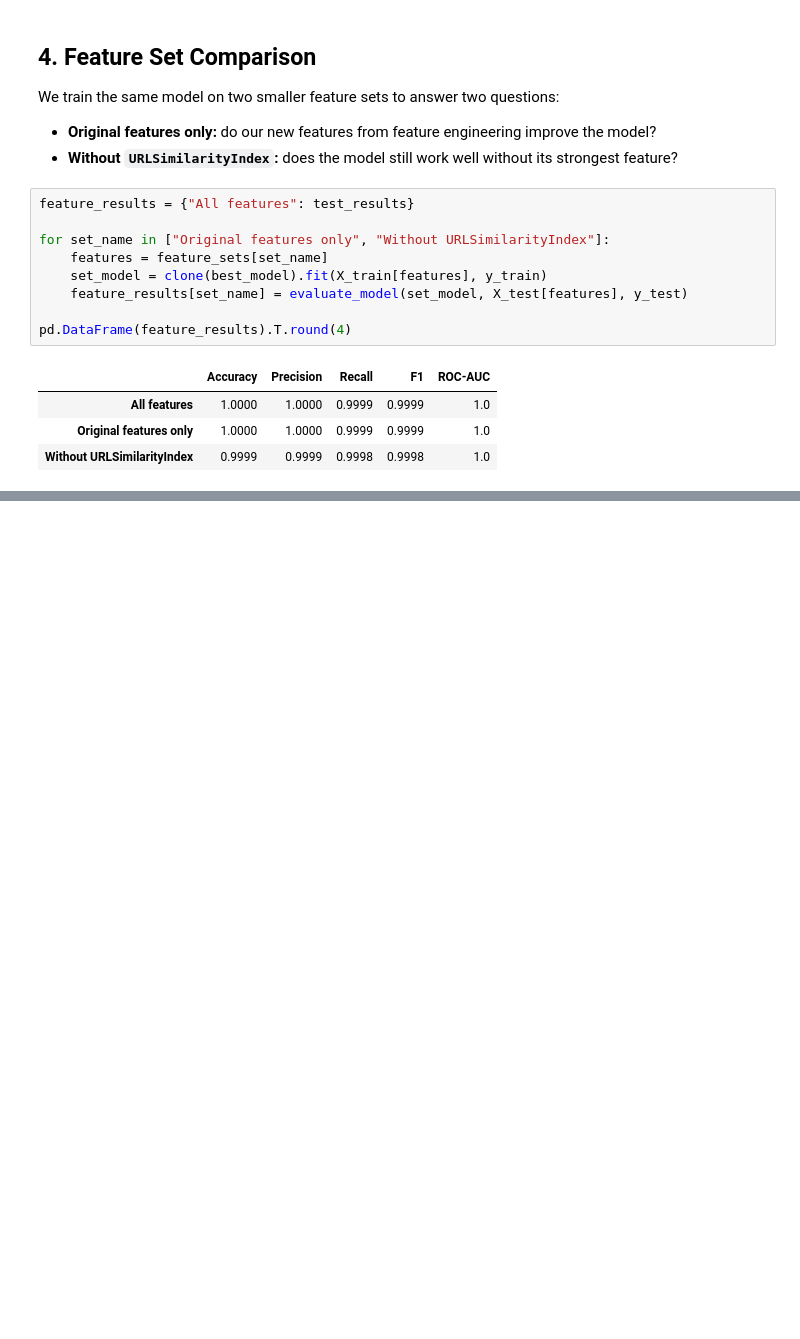
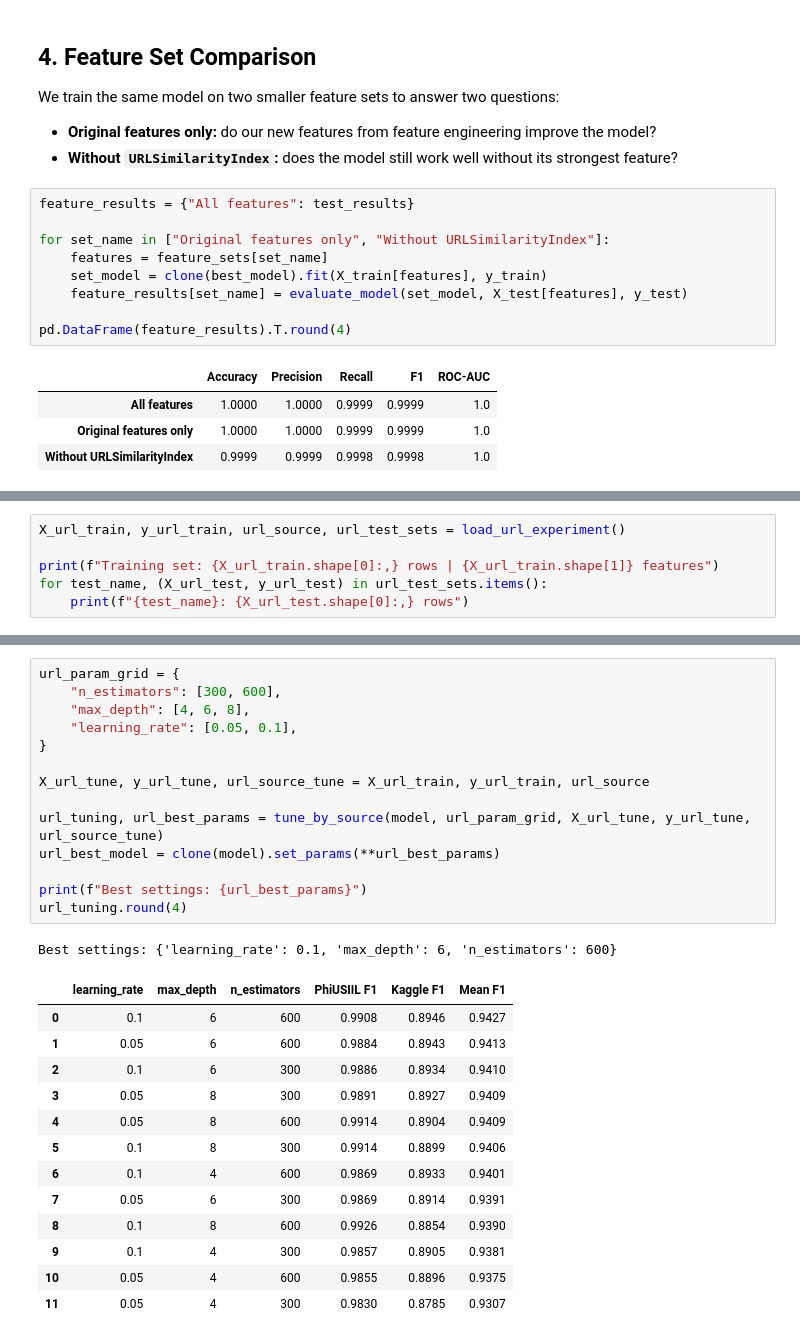
Before and after one commit to imansharinda-ux/DetectIt-ml, a Jupyter notebook: notebooks/04_xgboost.ipynb, the cells around one changed output, grey strips where cells are left out. Drawn from its saved outputs; the diff is of its cells as text; blank space fills up the shorter version.

```diff
--- a/notebooks/04_xgboost.ipynb
+++ b/notebooks/04_xgboost.ipynb
@@ -173,0 +190,6 @@ pd.DataFrame(feature_results).T.round(4)
+# %%
+X_url_train, y_url_train, url_source, url_test_sets = load_url_experiment()
+
+print(f"Training set: {X_url_train.shape[0]:,} rows | {X_url_train.shape[1]} features")
+for test_name, (X_url_test, y_url_test) in url_test_sets.items():
+    print(f"{test_name}: {X_url_test.shape[0]:,} rows")
@@ -173,0 +222,29 @@ pd.DataFrame(feature_results).T.round(4)
+# %%
+url_param_grid = {
+    "n_estimators": [300, 600],
+    "max_depth": [4, 6, 8],
+    "learning_rate": [0.05, 0.1],
+}
+
+X_url_tune, y_url_tune, url_source_tune = X_url_train, y_url_train, url_source
+
+url_tuning, url_best_params = tune_by_source(model, url_param_grid, X_url_tune, y_url_tune, url_source_tune)
+url_best_model = clone(model).set_params(**url_best_params)
+
+print(f"Best settings: {url_best_params}")
+url_tuning.round(4)
+# %% [output]
+Best settings: {'learning_rate': 0.1, 'max_depth': 6, 'n_estimators': 600}
+|  | learning_rate | max_depth | n_estimators | PhiUSIIL F1 | Kaggle F1 | Mean F1 |
+| 0 | 0.1 | 6 | 600 | 0.9908 | 0.8946 | 0.9427 |
+| 1 | 0.05 | 6 | 600 | 0.9884 | 0.8943 | 0.9413 |
+| 2 | 0.1 | 6 | 300 | 0.9886 | 0.8934 | 0.9410 |
+| 3 | 0.05 | 8 | 300 | 0.9891 | 0.8927 | 0.9409 |
+| 4 | 0.05 | 8 | 600 | 0.9914 | 0.8904 | 0.9409 |
+| 5 | 0.1 | 8 | 300 | 0.9914 | 0.8899 | 0.9406 |
+| 6 | 0.1 | 4 | 600 | 0.9869 | 0.8933 | 0.9401 |
+| 7 | 0.05 | 6 | 300 | 0.9869 | 0.8914 | 0.9391 |
+| 8 | 0.1 | 8 | 600 | 0.9926 | 0.8854 | 0.9390 |
+| 9 | 0.1 | 4 | 300 | 0.9857 | 0.8905 | 0.9381 |
+| 10 | 0.05 | 4 | 600 | 0.9855 | 0.8896 | 0.9375 |
+| 11 | 0.05 | 4 | 300 | 0.9830 | 0.8785 | 0.9307 |
```
Also changed, not shown: parts of 19 cells of this notebook, 11 other files.
